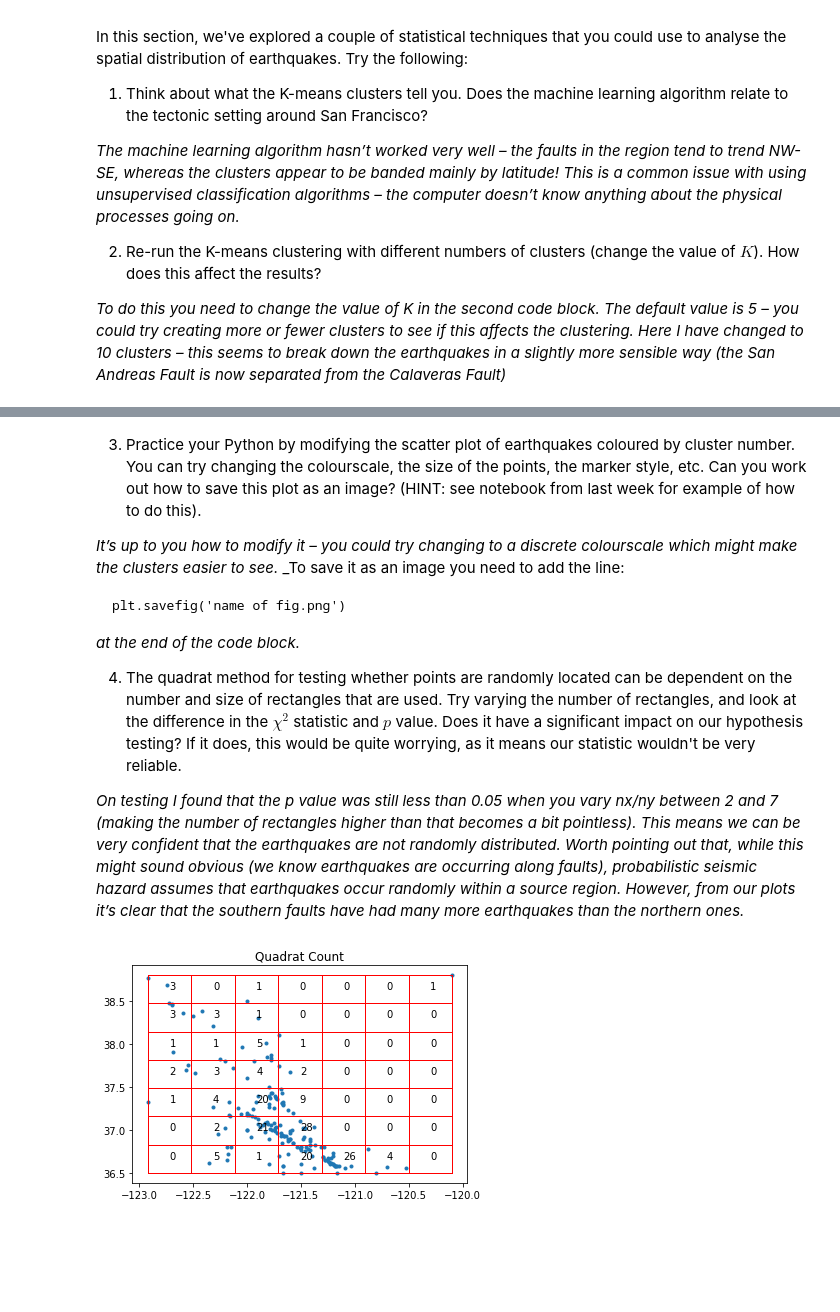
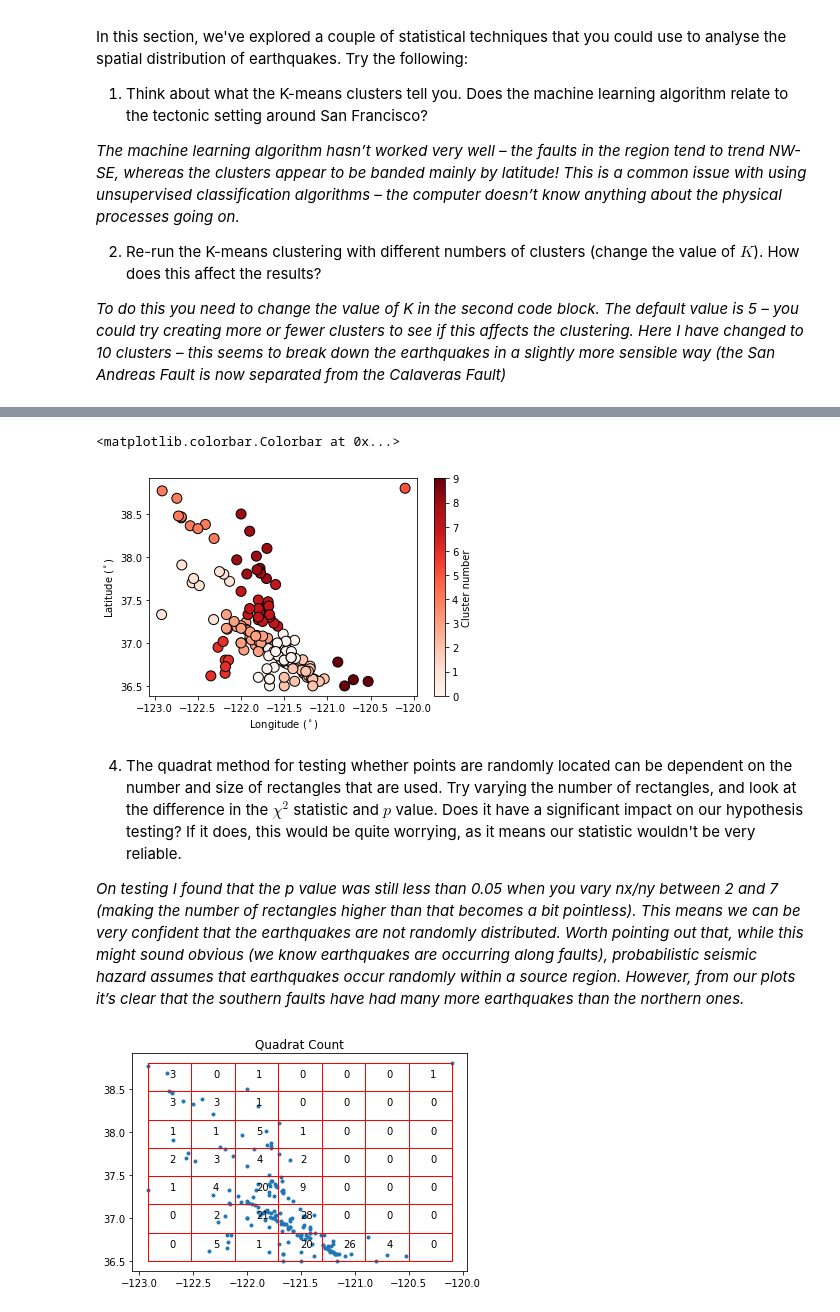
Before and after one commit to fclubb/SciRes-Earthquakes, a Jupyter notebook: Practical2_plus_answers.ipynb, the cells around one changed output, grey strips where cells are left out. Cells and saved outputs as stored; diff of their text form; code cells hidden in the pictures; blank space fills up the shorter version.

````diff
--- a/Practical2_plus_answers.ipynb
+++ b/Practical2_plus_answers.ipynb
@@ -187,15 +200,25 @@ plt.colorbar(cbar, label='Cluster number')
+# %%
+import matplotlib.cm as cm
+# make a simple X and Y plot with the points coloured by the cluster number
+# the cmap variable determintes the colour scale. You can change it to any of the named matplotlib colour scales to change the colour: https://matplotlib.org/tutorials/colors/colormaps.html
+cmap = cm.Reds
+
+# plot the points using a scatter plot. Some important parameters that you might want to change are:
+# s = controls the size of the markers
+# marker = controls the style of the markers. You can change it to 'D' for diamonds '.' for points, '+' for crosses, etc.
+# edgecolors = controls the colour of the outline of the marker
+cbar = plt.scatter(data['longitude'], data['latitude'], c=clusters, s=100, cmap=cmap, marker='o', edgecolors='black')
+
+# add axis labels
+plt.xlabel('Longitude ($^\circ$)')
+plt.ylabel('Latitude ($^\circ$)')
+
+# add a colour bar
+plt.colorbar(cbar, label='Cluster number')
+# %% [output]
+<matplotlib.colorbar.Colorbar at 0x...>
+[figure, added]
 # %% [markdown]
-3. Practice your Python by modifying the scatter plot of earthquakes coloured by cluster number. You can try changing the colourscale, the size of the points, the marker style, etc. Can you work out how to save this plot as an image? (HINT: see notebook from last week for example of how to do this).
-
-_It’s up to you how to modify it – you could try changing to a discrete colourscale which might make the clusters easier to see._
-_To save it as an image you need to add the line:
-
-```
-plt.savefig('name of fig.png')
-```
-
-_at the end of the code block._
-
 4. The quadrat method for testing whether points are randomly located can be dependent on the number and size of rectangles that are used. Try varying the number of rectangles, and look at the difference in the $\chi^2$ statistic and $p$ value. Does it have a significant impact on our hypothesis testing? If it does, this would be quite worrying, as it means our statistic wouldn't be very reliable.
 
 _On testing I found that the p value was still less than 0.05 when you vary nx/ny between 2 and 7 (making the number of rectangles higher than that becomes a bit pointless). This means we can be very confident that the earthquakes are not randomly distributed.
````
Also changed, not shown: parts of 19 cells of this notebook.
